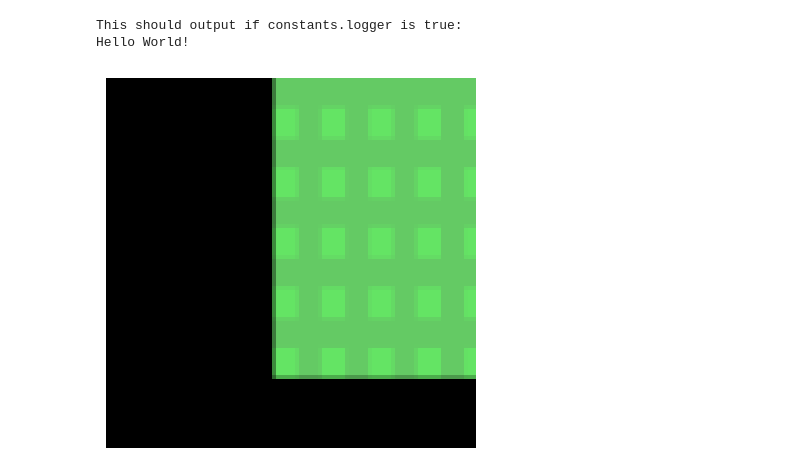
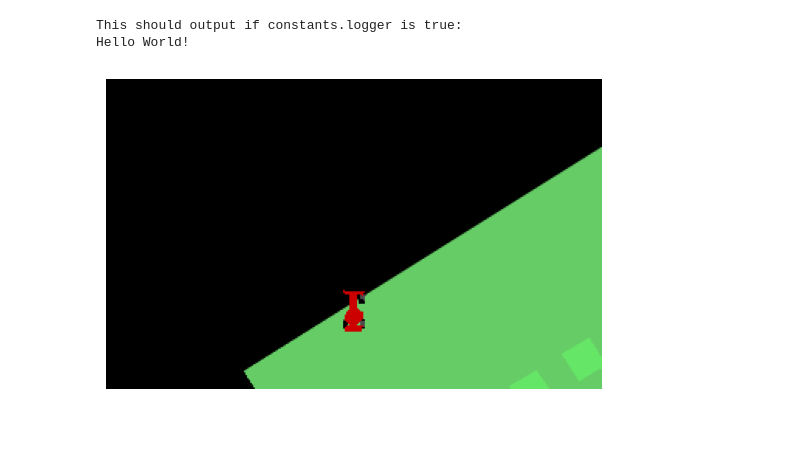
Before and after one commit to Jay-LJH/Me5418, a Jupyter notebook: unit_tests.ipynb, the cells around one changed output. Cells and saved outputs as stored; diff of their text form; code cells hidden in the pictures; blank space fills up the shorter version.

Commit message:
finished truck module

```diff
--- a/unit_tests.ipynb
+++ b/unit_tests.ipynb
@@ -33,33 +33,33 @@ logger.log("Hello World!")
 This should output if constants.logger is true:
 Hello World!
 # %%
-# Test rendering the first frame
+# Test rendering truck with given action
 import gymnasium
+import numpy as np
 from headless_renderer import headless_renderer
 from cargo_moving_truck_env import cargo_moving_truck_env
+from constants import constants
 
 # Register environment
 gymnasium.register(id = "CargoMovingTruck-v0", entry_point = cargo_moving_truck_env)
 
 # Make gym env
 env = gymnasium.make('CargoMovingTruck-v0', render_mode = "rgb_array")
-observation = env.reset()
+observation = env.reset(seed = constants.RANDOM_SEED)
 
 # Create renderer
 renderer = headless_renderer(env)
 
-'''
 # Run the env
-for t in range(1000):
+for t in range(2400):
     #Render to frames buffer
     renderer.update_display()
-    action = env.action_space.sample()
+    action = np.array([0.1, 0.01, 0])
     _, _, terminated, truncated, _ = env.step(action)
     done = terminated | truncated
     if done:
         break
-'''
 
 env.close()
 # %% [output]
-[figure, old version]
+[figure, new version]
```
Also changed, not shown: parts of 2 cells of this notebook, 7 other files.
